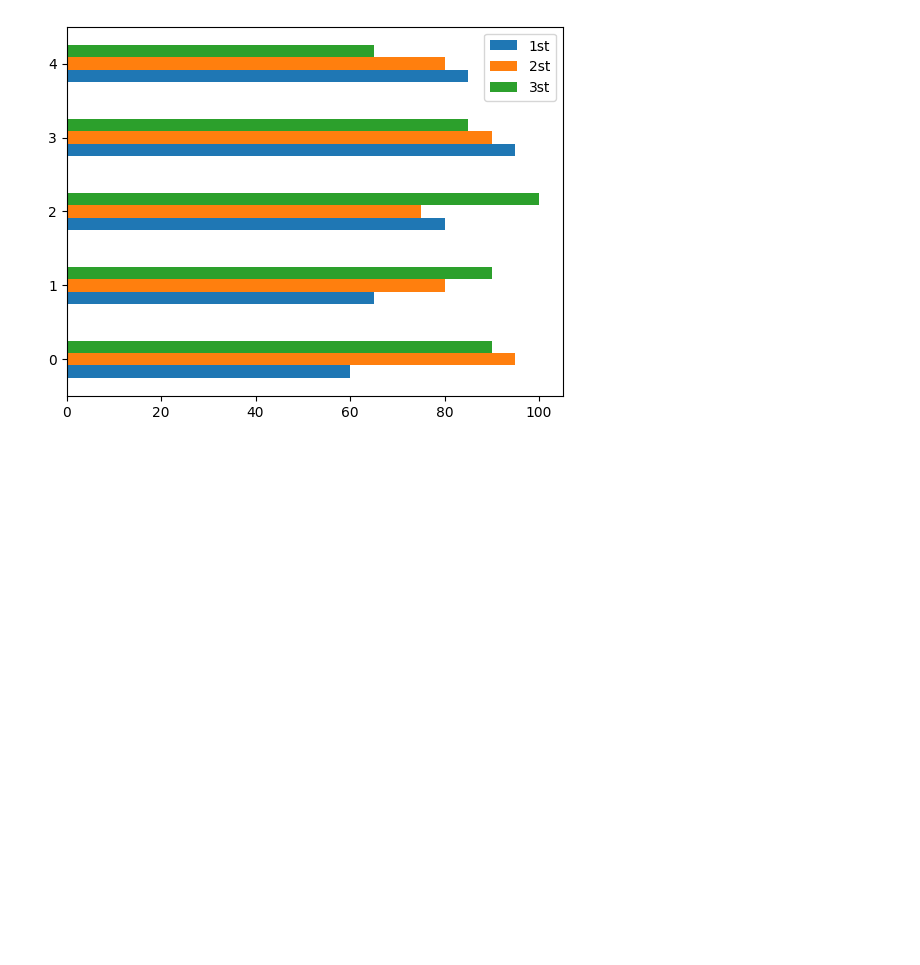
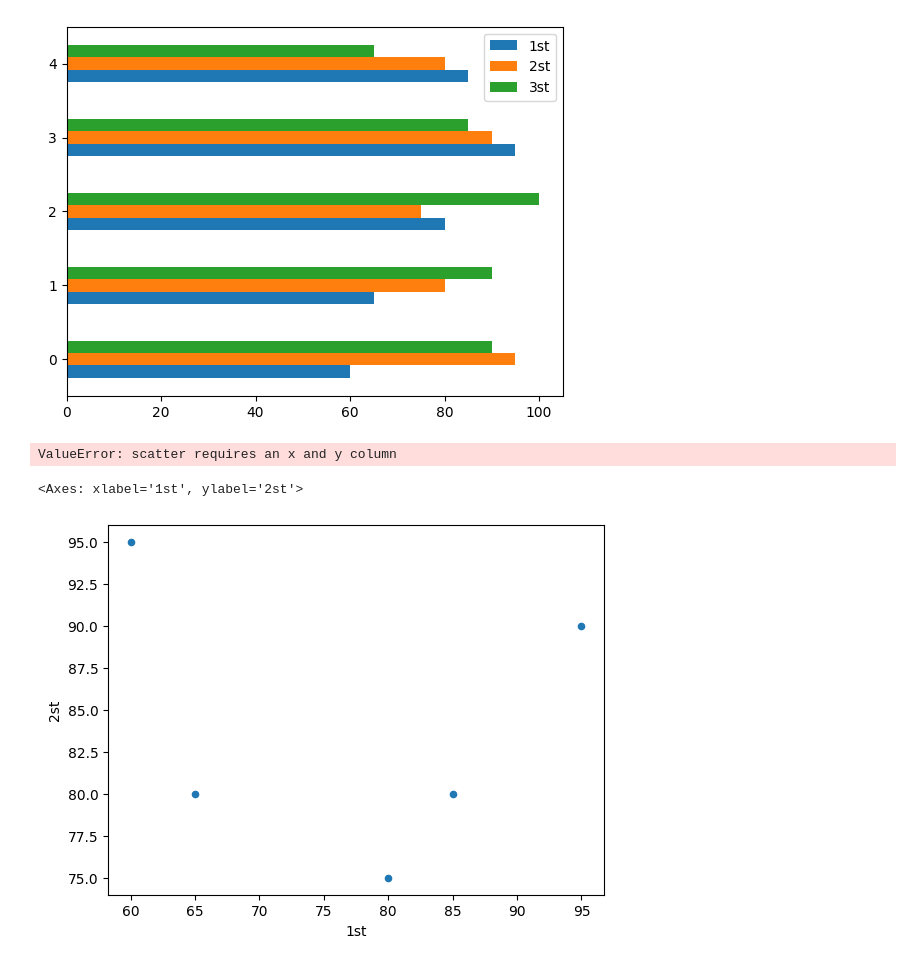
Before and after one commit to layla-focalors/AColab_Github_data_processing, a Jupyter notebook: Python_Pandas.ipynb, the cells around one changed output. Cells and saved outputs as stored; diff of their text form; code cells hidden in the pictures; blank space fills up the shorter version.

```diff
--- a/Python_Pandas.ipynb
+++ b/Python_Pandas.ipynb
@@ -314,3 +314,12 @@ df.plot(kind='barh')
 # %% [output]
 <Axes: >
 [figure]
+# %%
+df.plot(kind='scatter')
+# %% [output]
+ValueError: scatter requires an x and y column
+# %%
+df.plot(kind='scatter', x='1st', y='2st')
+# %% [output]
+<Axes: xlabel='1st', ylabel='2st'>
+[figure, added]
```
